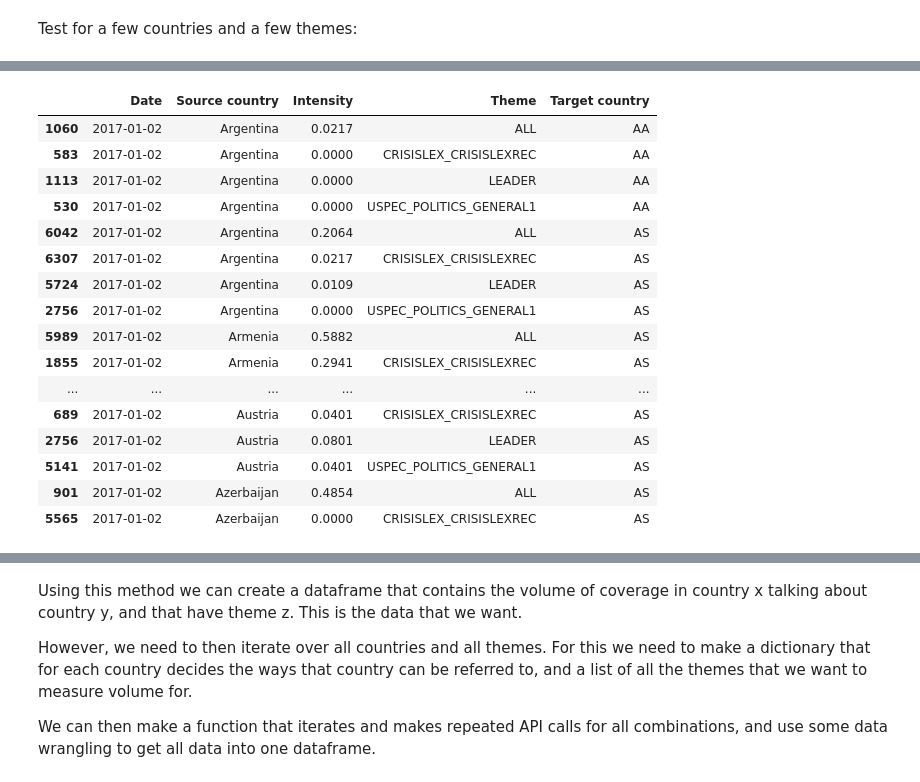
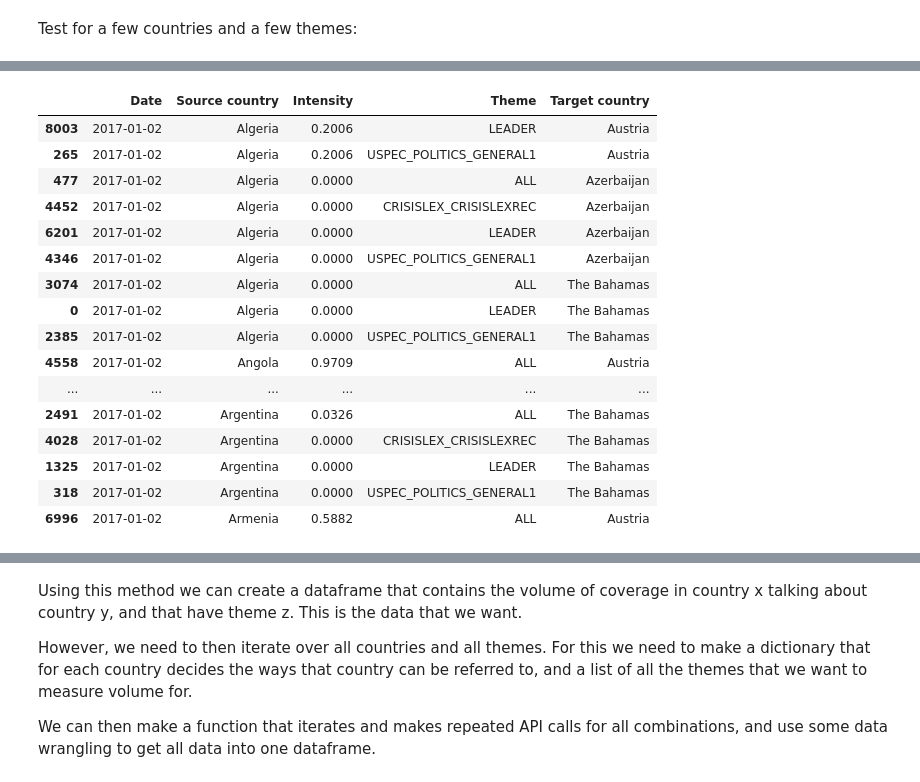
Before and after one commit to lboekestein/capstone, a Jupyter notebook: data/newsdata/scraping_gdelt.ipynb, the cells around one changed output, grey strips where cells are left out. Cells and saved outputs as stored; diff of their text form; code cells hidden in the pictures.

```diff
--- a/data/newsdata/scraping_gdelt.ipynb
+++ b/data/newsdata/scraping_gdelt.ipynb
@@ -19,29 +19,36 @@ import pickle
 countries_path = 'saves/countries_dict.pickle'
 themes_path = 'saves/themes_list.pickle'
 countries_capitals_path = 'saves/countries_capitals.csv'
+countries_queries_path = 'saves/country_queries.csv'
 # %% [markdown]
 Then we import the auxiliary datasets
-# %%
-with open(countries_path, 'rb') as f:
-    countries = pickle.load(f)
-
-with open(themes_path, 'rb') as f:
-    themes = pickle.load(f)
-
-countries_capitals = pd.read_csv(countries_capitals_path)
+# %%
+# open themes list
+with open(themes_path, 'rb') as f:
+    themes = pickle.load(f)
+
+# open the countries and capitals csv
+countries_capitals = pd.read_csv(countries_capitals_path)
+# make a countries dictionary with FIPS as key
+countries = countries_capitals.set_index('FIPS')['Country'].to_dict()
+
+# open the queries csv
+countries_queries = pd.read_csv(countries_queries_path)
+# make a query dictionary with FIPS as key
+query_dict = countries_queries.set_index('FIPS')['Query'].to_dict()
 # %% [markdown]
 # Functions to scrape
 # %%
 def querybuilder(dict):
     base_url = "https://api.gdeltproject.org/api/v2/doc/doc?"
     url = base_url + "&".join([f"{key}={value}" for key, value in dict.items()])
-    url = urllib.parse.quote(url, safe=':/?&=').replace("&theme=", "%20theme:")
+    url = urllib.parse.quote(url, safe='():/?&=').replace("&theme=", "%20theme:")
     return url
 
 def get_gdelt_data(theme, country, start_date, end_date, verbose=False):
     if theme == "ALL":
         dict = {
-            "query": countries[country],
+            "query": query_dict[country],
             "mode": "TimelineSourceCountry",
             "startdatetime": start_date,
             "enddatetime": end_date,
@@ -50,7 +57,7 @@ def get_gdelt_data(theme, country, start_date, end_date, verbose=False):
         }
     else:
         dict = {
-            "query": countries[country],
+            "query": query_dict[country],
             "theme": theme,
             "mode": "TimelineSourceCountry",
             "startdatetime": start_date,
@@ -127,34 +136,37 @@ https://api.gdeltproject.org/api/v2/doc/doc?query=Australia&mode=TimelineSourceC
 # %%
 # rename columns
 scarped_test.columns = ["Date", "Source country", "Intensity", "Theme", "Target country"]
 
 # clean up source country column
 scarped_test["Source country"] = scarped_test["Source country"].str.replace(" Volume Intensity", "")
 
+# map fip in target country column to country name with countries dictionary
+scarped_test["Target country"] = scarped_test["Target country"].map(countries)
+
 # sort on source country, date and theme
-scarped_test = scarped_test.sort_values(by=["Date", "Source country", "Target country", "Theme",  ])
+scarped_test = scarped_test.sort_values(by=["Date", "Source country", "Target country", "Theme"])
 
 scarped_clean = scarped_test[scarped_test["Source country"] != ""]
 
 scarped_clean[20:50]
 # %% [output]
 |  | Date | Source country | Intensity | Theme | Target country |
-| 1060 | 2017-01-02 | Argentina | 0.0217 | ALL | AA |
-| 583 | 2017-01-02 | Argentina | 0.0000 | CRISISLEX_CRISISLEXREC | AA |
-| 1113 | 2017-01-02 | Argentina | 0.0000 | LEADER | AA |
-| 530 | 2017-01-02 | Argentina | 0.0000 | USPEC_POLITICS_GENERAL1 | AA |
-| 6042 | 2017-01-02 | Argentina | 0.2064 | ALL | AS |
-| 6307 | 2017-01-02 | Argentina | 0.0217 | CRISISLEX_CRISISLEXREC | AS |
-| 5724 | 2017-01-02 | Argentina | 0.0109 | LEADER | AS |
-| 2756 | 2017-01-02 | Argentina | 0.0000 | USPEC_POLITICS_GENERAL1 | AS |
-| 5989 | 2017-01-02 | Armenia | 0.5882 | ALL | AS |
-| 1855 | 2017-01-02 | Armenia | 0.2941 | CRISISLEX_CRISISLEXREC | AS |
+| 8003 | 2017-01-02 | Algeria | 0.2006 | LEADER | Austria |
+| 265 | 2017-01-02 | Algeria | 0.2006 | USPEC_POLITICS_GENERAL1 | Austria |
+| 477 | 2017-01-02 | Algeria | 0.0000 | ALL | Azerbaijan |
+| 4452 | 2017-01-02 | Algeria | 0.0000 | CRISISLEX_CRISISLEXREC | Azerbaijan |
+| 6201 | 2017-01-02 | Algeria | 0.0000 | LEADER | Azerbaijan |
+| 4346 | 2017-01-02 | Algeria | 0.0000 | USPEC_POLITICS_GENERAL1 | Azerbaijan |
+| 3074 | 2017-01-02 | Algeria | 0.0000 | ALL | The Bahamas |
+| 0 | 2017-01-02 | Algeria | 0.0000 | LEADER | The Bahamas |
+| 2385 | 2017-01-02 | Algeria | 0.0000 | USPEC_POLITICS_GENERAL1 | The Bahamas |
+| 4558 | 2017-01-02 | Angola | 0.9709 | ALL | Austria |
 | ... | ... | ... | ... | ... | ... |
-| 689 | 2017-01-02 | Austria | 0.0401 | CRISISLEX_CRISISLEXREC | AS |
-| 2756 | 2017-01-02 | Austria | 0.0801 | LEADER | AS |
-| 5141 | 2017-01-02 | Austria | 0.0401 | USPEC_POLITICS_GENERAL1 | AS |
-| 901 | 2017-01-02 | Azerbaijan | 0.4854 | ALL | AS |
-| 5565 | 2017-01-02 | Azerbaijan | 0.0000 | CRISISLEX_CRISISLEXREC | AS |
+| 2491 | 2017-01-02 | Argentina | 0.0326 | ALL | The Bahamas |
+| 4028 | 2017-01-02 | Argentina | 0.0000 | CRISISLEX_CRISISLEXREC | The Bahamas |
+| 1325 | 2017-01-02 | Argentina | 0.0000 | LEADER | The Bahamas |
+| 318 | 2017-01-02 | Argentina | 0.0000 | USPEC_POLITICS_GENERAL1 | The Bahamas |
+| 6996 | 2017-01-02 | Armenia | 0.5882 | ALL | Austria |
 # %%
 # pivot the table
 scarped_test_pivot = scarped_clean.pivot_table(index=["Date", "Source country", "Target country"], columns=["Theme"], values="Intensity").reset_index()
```
Also changed, not shown: parts of 4 cells of this notebook, 4 other files.
